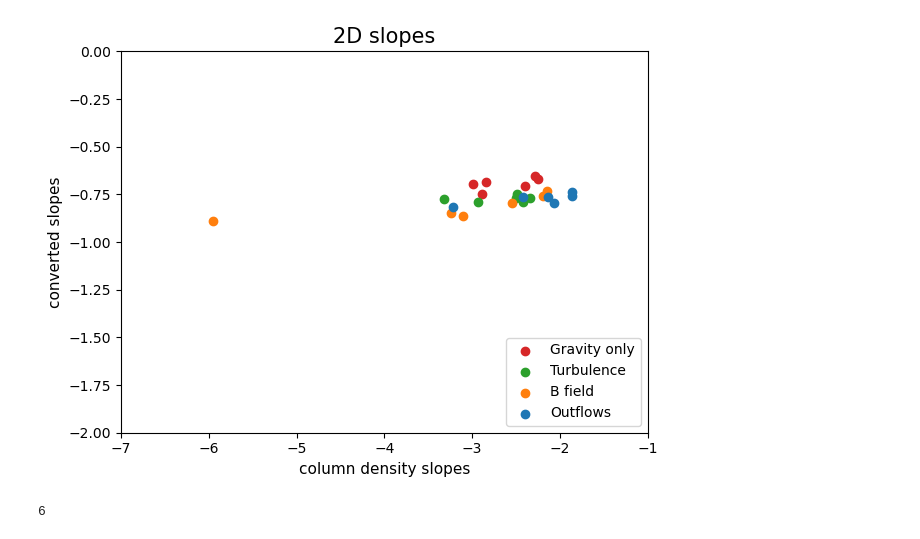
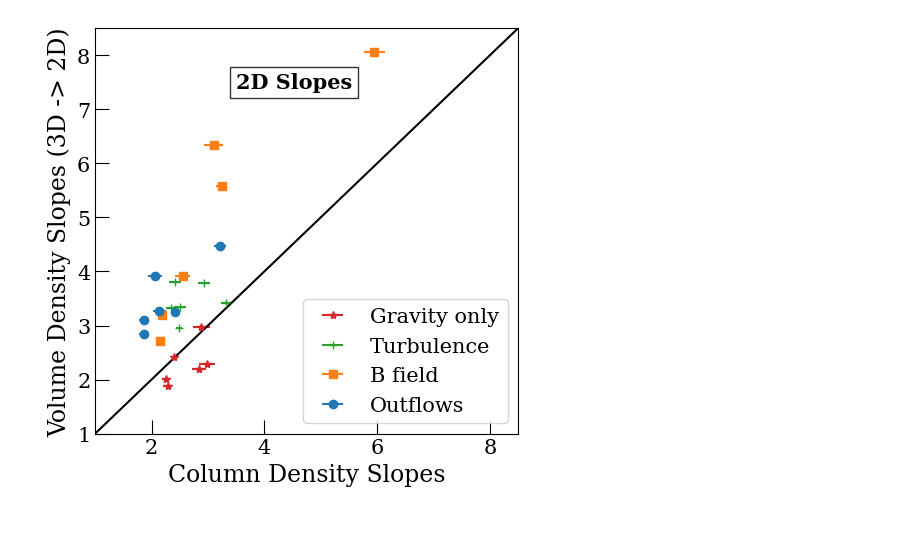
Before and after one commit to Kiihne/PDF-kiihne, a Jupyter notebook: 3D_slopes.ipynb, the cells around one changed output. Cells and saved outputs as stored; diff of their text form; code cells hidden in the pictures.

```diff
--- a/3D_slopes.ipynb
+++ b/3D_slopes.ipynb
@@ -10,6 +10,7 @@ plt.style.use('default')
 import scipy
 from scipy import optimize
 import pandas as pd
+plt.rcParams["font.family"] = "serif"
 # %%
 #get the slopes from the volume density file from Sabrina
 inputfile = ('slopes_3D.npz')
@@ -49,31 +68,37 @@ for a in range(1):
 # %%
 #2D slopes conversion
-slope_1 =slopes
+slope_1 =abs(slopes)
 for d in range(28):
-    slope_1[d] = -2/(1-3/slopes[d])
+    slope_1[d] = -2/(1-3/abs(slopes[d]))
 grav_2D_vol = slope_1[0:6]
 turbulence_2D_vol = slope_1[7:13]
 mag_2D_vol = slope_1[14:20]
 outflows_2D_vol = slope_1[21:27]
 # %%
 #plot comparisons of 2D and 3D
-plt.scatter(slope_x_g,grav_2D_vol,color = 'C3')
-plt.scatter(slope_x_gt,turbulence_2D_vol,color = 'C2')
-plt.scatter(slope_x_gtm,mag_2D_vol,color = 'C1')
-plt.scatter(slope_x_gtmp,outflows_2D_vol,color = 'C0')
-plt.legend(['Gravity only', 'Turbulence', 'B field', 'Outflows'], loc = 'lower right')
+plt.figure(figsize = (5,5))
+plt.errorbar(slope_x_g,grav_2D_vol,color = 'C3', xerr=error_x_g, fmt = '*')
+plt.errorbar(slope_x_gt,turbulence_2D_vol,color = 'C2',xerr=error_x_gt, fmt = '+')
+plt.errorbar(slope_x_gtm,mag_2D_vol,color = 'C1',xerr=error_x_gtm, fmt = 's')
+plt.errorbar(slope_x_gtmp,outflows_2D_vol,color = 'C0', xerr=error_x_gtmp, fmt = 'o')
+
 
 #plot bells and whistles
-plt.title('2D slopes', size = 15)
-plt.xlabel('column density slopes', size=11)
-plt.ylabel('converted slopes', size=11)
-plt.ylim(-2,0)
-plt.xlim(-7,-1)
+plt.legend(['Gravity only', 'Turbulence', 'B field', 'Outflows'], loc = 'lower right', fontsize = 15)
+#plot x = y line
+x=.1*np.linspace(0,90)
+y=x
+plt.plot(x,y, color = 'black')
+#plt.title('2D slopes', size = 15)
+plt.xlabel('Column Density Slopes', size=17)
+plt.ylabel('Volume Density Slopes (3D -> 2D)', size=17)
+plt.ylim(1,8.5)
+plt.xlim(1,8.5)
+plt.annotate('2D Slopes', (3.5,7.5), color = 'black', fontsize =15, weight = 'bold',horizontalalignment='left',verticalalignment='center', textcoords='data', bbox=dict(facecolor='white', alpha=0.8))
+plt.tick_params(direction='in', which = 'major', size =10, labelsize = 15)
+plt.tick_params(direction='in', which = 'minor', size =4)
 #plt.legend(['volume slope gravity', 'column converted slope gravity', 'volume slope turbulence', 'column converted slope turbulence','volume slope magnetic', 'column converted slope magnetic', 'volume slope outflows', 'column converted slope outflows'])
 plt.tight_layout()
+plt.savefig('3D_slope_converted', bbox_inches='tight', format = 'pdf')
 # %% [output]
-[figure, old version]
+[figure, new version]
-# %%
-len(slope_x_g)
-# %% [output]
-6
```
Also changed, not shown: parts of 8 cells of this notebook, 4 other files.
